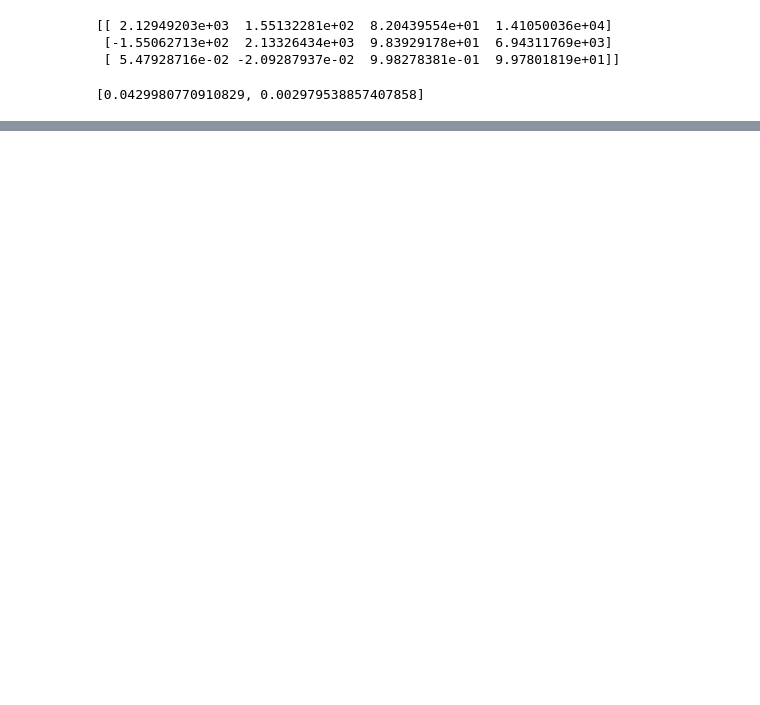
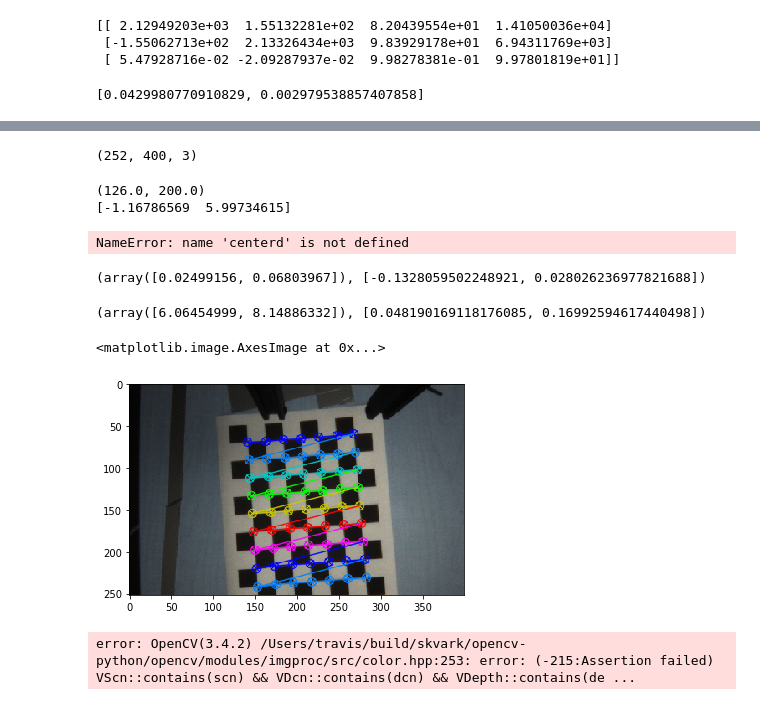
Before and after one commit to rahuldesai1/robotics-ball-throwing, a Jupyter notebook: src/computer_vision/src/Calibration.ipynb, the cells around one changed output, grey strips where cells are left out. Cells and saved outputs as stored; diff of their text form; code cells hidden in the pictures; blank space fills up the shorter version.

```diff
--- a/src/computer_vision/src/Calibration.ipynb
+++ b/src/computer_vision/src/Calibration.ipynb
@@ -76,3 +201,28 @@ cv.destroyAllWindows()
+# %%
+image.shape
+# %% [output]
+(252, 400, 3)
+# %%
+print(center)
+print(pxl_to_board(*center))
+print(pxl_to_pose(*centerd))
+# %% [output]
+(126.0, 200.0)
+[-1.16786569  5.99734615]
+NameError: name 'centerd' is not defined
+# %%
+pxl_to_board(142, 71), pxl_to_pose(142, 71)
+# %% [output]
+(array([0.02499156, 0.06803967]), [-0.1328059502248921, 0.028026236977821688])
+# %%
+pxl_to_board(283, 234), pxl_to_pose(283, 234)
+# %% [output]
+(array([6.06454999, 8.14886332]), [0.048190169118176085, 0.16992594617440498])
+# %%
+plt.imshow(image)
+# %% [output]
+<matplotlib.image.AxesImage at 0x...>
+[figure, added]
 # %%
 import numpy as np
 import cv2
@@ -102,7 +252,7 @@ objectp3d[0, :, :2] = np.mgrid[0:CHECKERBOARD[0],
                                0:CHECKERBOARD[1]].T.reshape(-1, 2)
 
 
-filename = "a.jpg"
+filename = "cc.png"
 image = cv2.imread(filename)
 grayColor = cv2.cvtColor(image, cv2.COLOR_BGR2GRAY)
 
@@ -135,17 +285,19 @@ if ret == True:
 else:
     print("Failed")
 
-cv2.imshow('img', image)
-cv2.waitKey(0)
+# cv2.imshow('img', image)
+# cv2.waitKey(0)
 
-cv2.destroyAllWindows()
+# cv2.destroyAllWindows()
 
 ret, matrix, distortion, r_vecs, t_vecs = cv2.calibrateCamera(
     obj_points, img_points, grayColor.shape[::-1], None, None)
 
 Lcam = matrix.dot(np.hstack((cv2.Rodrigues(r_vecs[0])[0],t_vecs[0])))
 
-np.save("intrinsics_.npy",
+np.save("intrinsics_2.npy",
     ret=ret, matrix=matrix, distortion=distortion,
     r_vecs=r_vecs, t_vecs=t_vecs, Lcam=Lcam,
     obj_points=obj_points, img_points=img_points)
+# %% [output]
+error: OpenCV(3.4.2) /Users/travis/build/skvark/opencv-python/opencv/modules/imgproc/src/color.hpp:253: error: (-215:Assertion failed) VScn::contains(scn) && VDcn::contains(dcn) && VDepth::contains(de ...
```
Also changed, not shown: parts of 6 cells of this notebook, 2 other files.
